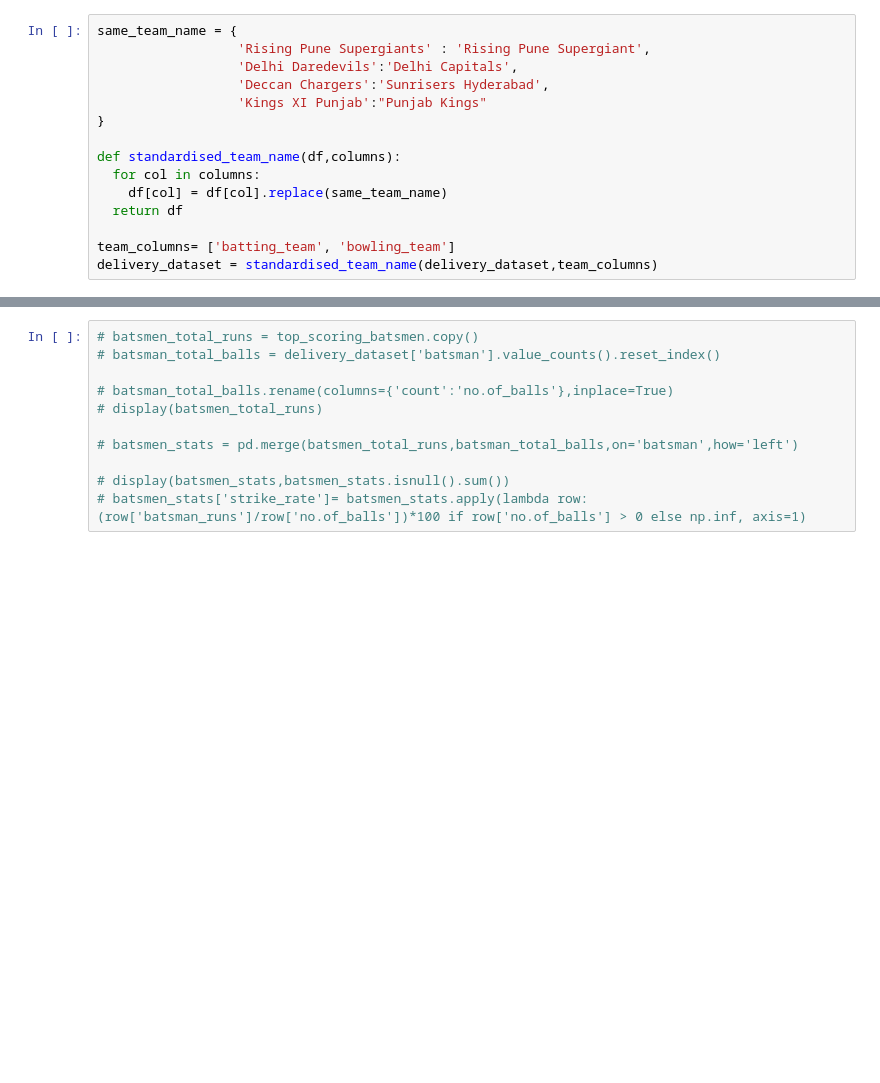
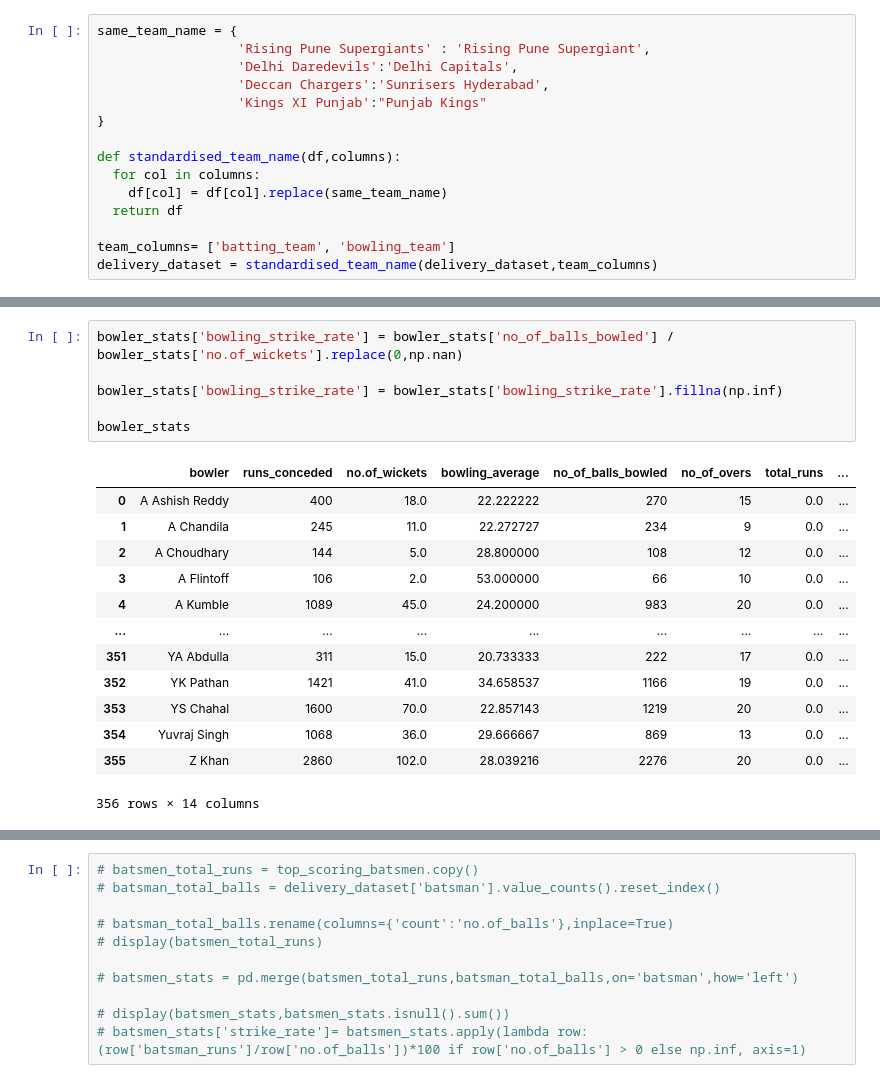
Before and after one commit to sxrthk17/ml-journey, a Jupyter notebook: week1/day6_IPL_EDA_deliveries.ipynb, the cells around one changed output, grey strips where cells are left out. Saved outputs shown, nothing was run; the diff lists cells and outputs as text; blank space fills up the shorter version.

```diff
--- a/week1/day6_IPL_EDA_deliveries.ipynb
+++ b/week1/day6_IPL_EDA_deliveries.ipynb
@@ -240,0 +689,20 @@ display(bowler_stats.sort_values(by='no.of_wickets', ascending=False).head(10))
+# %%
+bowler_stats['bowling_strike_rate'] = bowler_stats['no_of_balls_bowled'] / bowler_stats['no.of_wickets'].replace(0,np.nan)
+
+bowler_stats['bowling_strike_rate'] = bowler_stats['bowling_strike_rate'].fillna(np.inf)
+
+bowler_stats
+# %% [output]
+|  | bowler | runs_conceded | no.of_wickets | bowling_average | no_of_balls_bowled | no_of_overs | total_runs | ... |
+| 0 | A Ashish Reddy | 400 | 18.0 | 22.222222 | 270 | 15 | 0.0 | ... |
+| 1 | A Chandila | 245 | 11.0 | 22.272727 | 234 | 9 | 0.0 | ... |
+| 2 | A Choudhary | 144 | 5.0 | 28.800000 | 108 | 12 | 0.0 | ... |
+| 3 | A Flintoff | 106 | 2.0 | 53.000000 | 66 | 10 | 0.0 | ... |
+| 4 | A Kumble | 1089 | 45.0 | 24.200000 | 983 | 20 | 0.0 | ... |
+| ... | ... | ... | ... | ... | ... | ... | ... | ... |
+| 351 | YA Abdulla | 311 | 15.0 | 20.733333 | 222 | 17 | 0.0 | ... |
+| 352 | YK Pathan | 1421 | 41.0 | 34.658537 | 1166 | 19 | 0.0 | ... |
+| 353 | YS Chahal | 1600 | 70.0 | 22.857143 | 1219 | 20 | 0.0 | ... |
+| 354 | Yuvraj Singh | 1068 | 36.0 | 29.666667 | 869 | 13 | 0.0 | ... |
+| 355 | Z Khan | 2860 | 102.0 | 28.039216 | 2276 | 20 | 0.0 | ... |
+356 rows × 14 columns
```
Also changed, not shown: parts of 48 cells of this notebook.
